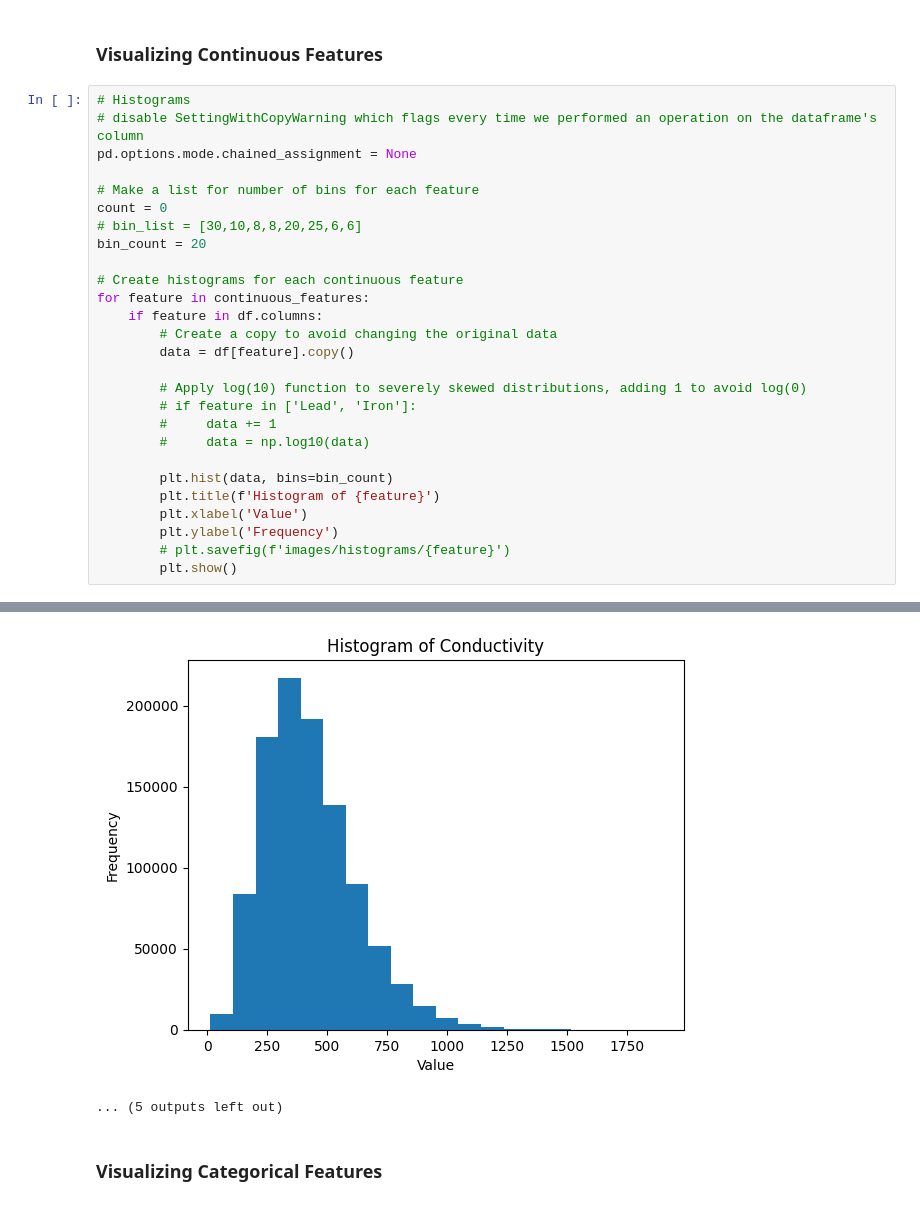
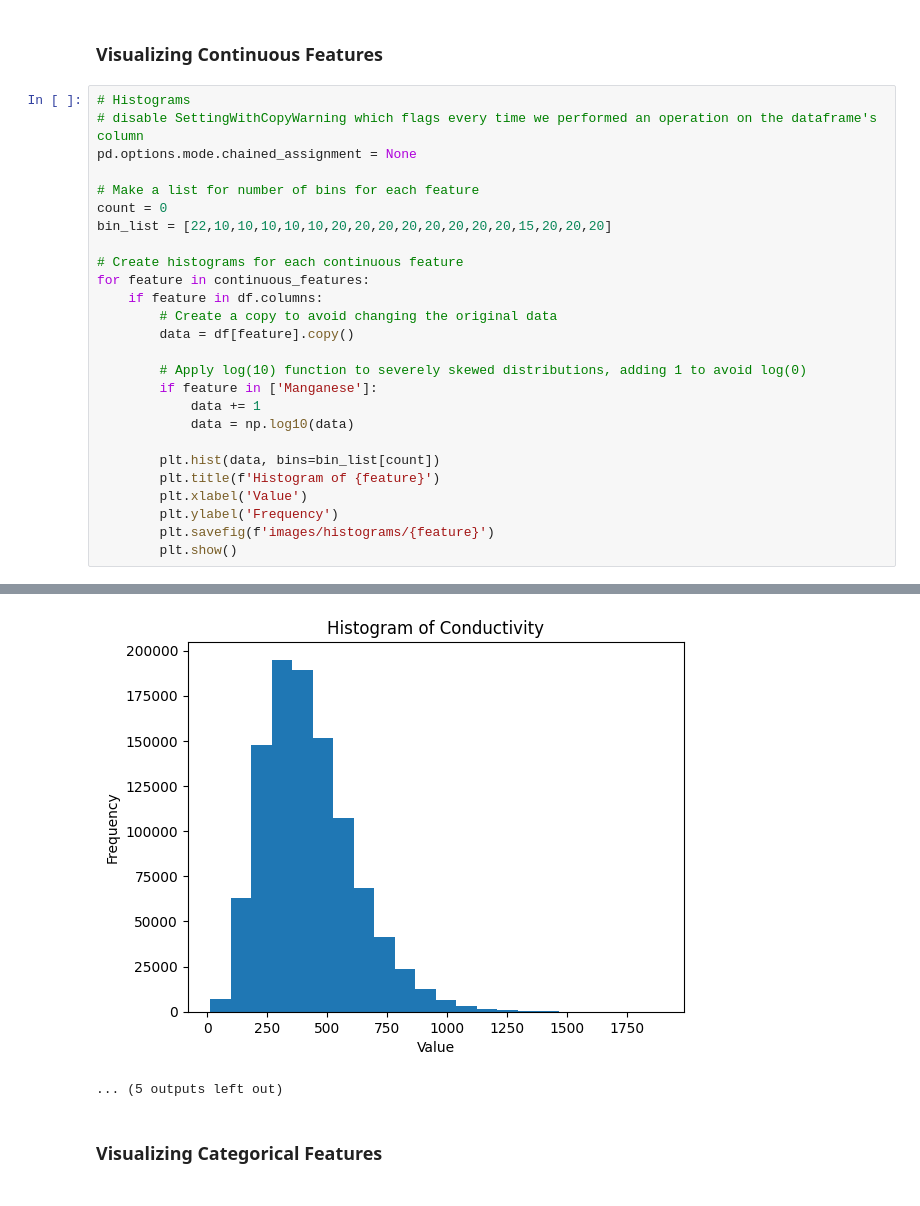
Before and after one commit to sebastien-andre/Water_Quality_Project, a Jupyter notebook: progress_reports/phase2/Water_Quality.ipynb, the cells around one changed output, grey strips where cells are left out. Cells and saved outputs as stored; diff of their text form.

Commit message:
"Histograms & bar plots"

```diff
--- a/progress_reports/phase2/Water_Quality.ipynb
+++ b/progress_reports/phase2/Water_Quality.ipynb
@@ -204,8 +204,7 @@ pd.options.mode.chained_assignment = None
 
 # Make a list for number of bins for each feature
 count = 0
-# bin_list = [30,10,8,8,20,25,6,6]
-bin_count = 20
+bin_list = [22,10,10,10,10,10,20,20,20,20,20,20,20,20,15,20,20,20]
 
 # Create histograms for each continuous feature
 for feature in continuous_features:
@@ -214,14 +213,14 @@ for feature in continuous_features:
         data = df[feature].copy()
 
         # Apply log(10) function to severely skewed distributions, adding 1 to avoid log(0)
-        # if feature in ['Lead', 'Iron']:
-        #     data += 1
-        #     data = np.log10(data)
+        if feature in ['Manganese']:
+            data += 1
+            data = np.log10(data)
 
-        plt.hist(data, bins=bin_count)
+        plt.hist(data, bins=bin_list[count])
         plt.title(f'Histogram of {feature}')
         plt.xlabel('Value')
         plt.ylabel('Frequency')
-        # plt.savefig(f'images/histograms/{feature}')
+        plt.savefig(f'images/histograms/{feature}')
         plt.show()
 # %% [output]
@@ -239,4 +238,4 @@ for feature in continuous_features:
-[figure, old version]
+[figure, new version]
 ... (5 outputs left out)
 # %% [markdown]
 ### Visualizing Categorical Features
```
Also changed, not shown: parts of 2 cells of this notebook, 17 other files.
